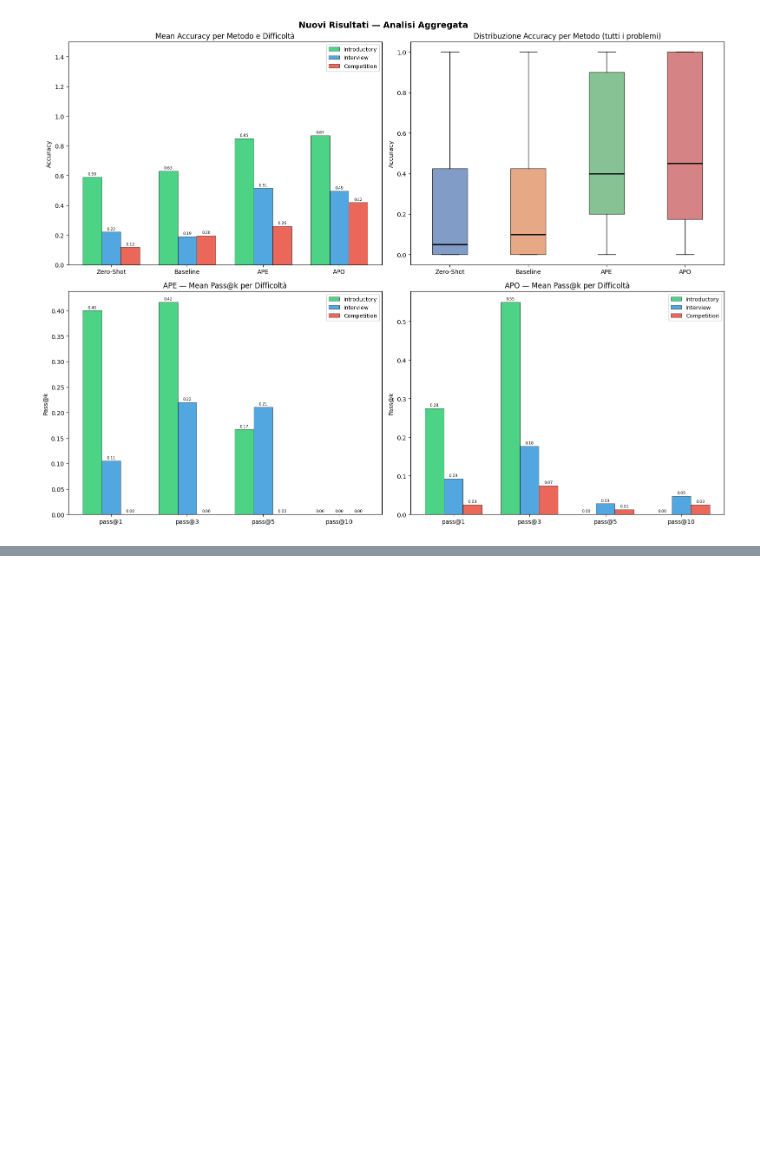
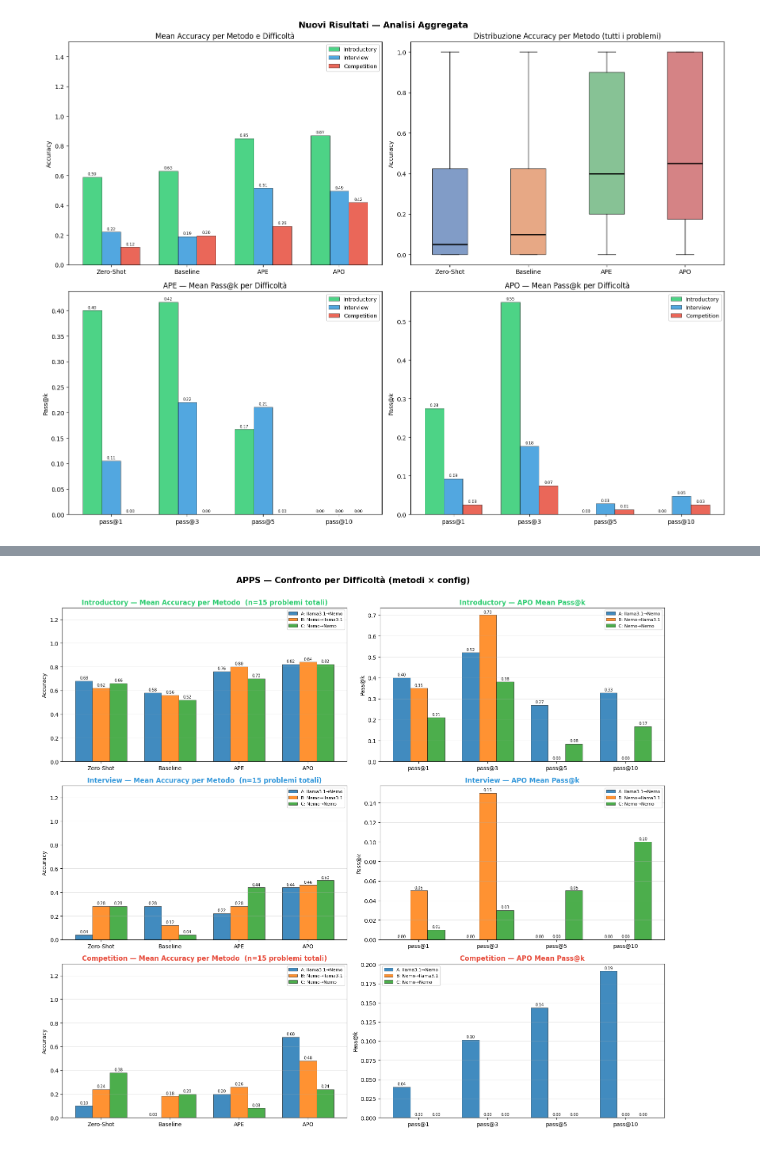
Before and after one commit to OmarDernjani/esperimenti_tesi, a Jupyter notebook: notebooks/analisi_esp.ipynb, the cells around one changed output, grey strips where cells are left out. Saved outputs shown, nothing was run; the diff lists cells and outputs as text; code cells hidden in the pictures; blank space fills up the shorter version.

```diff
--- a/notebooks/analisi_esp.ipynb
+++ b/notebooks/analisi_esp.ipynb
@@ -692,0 +751,81 @@ plt.show()
+# %%
+# APPS: confronto metodi × config, stratificato per fascia di difficoltà
+diffs         = ['introductory', 'interview', 'competition']
+diff_palette  = ['#2ecc71', '#3498db', '#e74c3c']
+
+fig, axes = plt.subplots(len(diffs), 2, figsize=(16, 14))
+fig.suptitle('APPS — Confronto per Difficoltà (metodi × config)',
+             fontsize=15, fontweight='bold', y=1.005)
+
+# Max accuracy osservata per fissare la scala y di sinistra in modo coerente
+y_max_acc = max(
+    (apps_dfs[lbl][apps_dfs[lbl]['difficulty'] == d][METHODS].max().max()
+     for lbl, _, _ in APPS_CONFIGS for d in diffs),
+    default=1.0,
+)
+y_max_acc = max(y_max_acc * 1.25 + 0.05, 0.2)
+
+for row_idx, (diff, dc) in enumerate(zip(diffs, diff_palette)):
+    # --- Left: grouped bar (methods × configs) for this difficulty ---
+    ax = axes[row_idx, 0]
+    x = np.arange(len(LABELS))
+    w = 0.25
+    for i, (lbl, _, color) in enumerate(APPS_CONFIGS):
+        sub   = apps_dfs[lbl][apps_dfs[lbl]['difficulty'] == diff]
+        means = [sub[m].mean() if len(sub) else 0 for m in METHODS]
+        bars  = ax.bar(x + (i - 1) * w, means, w, label=lbl, color=color,
+                       edgecolor='black', linewidth=0.5, alpha=0.85)
+        ax.bar_label(bars, fmt='%.2f', padding=2, fontsize=7)
+    ax.set_xticks(x)
+    ax.set_xticklabels(LABELS)
+    n_total = sum(len(apps_dfs[lbl][apps_dfs[lbl]['difficulty'] == diff]) for lbl, _, _ in APPS_CONFIGS)
+    ax.set_title(f'{diff.capitalize()} — Mean Accuracy per Metodo  (n={n_total} problemi totali)',
+                 color=dc, fontweight='bold')
+    ax.set_ylabel('Accuracy')
+    ax.set_ylim(0, y_max_acc)
+    ax.legend(fontsize=8)
+    ax.grid(axis='y', linewidth=0.4, alpha=0.6)
+
+    # --- Right: APO pass@k grouped by config for this difficulty ---
+    ax = axes[row_idx, 1]
+    x2 = np.arange(len(PASS_K_VALUES))
+    for i, (lbl, _, color) in enumerate(APPS_CONFIGS):
+        sub   = apps_dfs[lbl][apps_dfs[lbl]['difficulty'] == diff]
+        means = [sub[f'APO_pass@{k}'].mean(skipna=True) if len(sub) else 0 for k in PASS_K_VALUES]
+        bars  = ax.bar(x2 + (i - 1) * w, means, w, label=lbl, color=color,
+                       edgecolor='black', linewidth=0.5, alpha=0.85)
+        ax.bar_label(bars, fmt='%.2f', padding=2, fontsize=7)
+    ax.set_xticks(x2)
+    ax.set_xticklabels([f'pass@{k}' for k in PASS_K_VALUES])
+    ax.set_title(f'{diff.capitalize()} — APO Mean Pass@k', color=dc, fontweight='bold')
+    ax.set_ylabel('Pass@k')
+    ax.legend(fontsize=8)
+    ax.grid(axis='y', linewidth=0.4, alpha=0.6)
+
+plt.tight_layout()
+plt.savefig(os.path.join(BASE, 'outputs', 'apps_by_difficulty.png'),
+            bbox_inches='tight', dpi=150)
+plt.show()
+
+# Tabella riassuntiva: media per metodo × difficoltà × config
+rows = []
+for lbl, _, _ in APPS_CONFIGS:
+    df = apps_dfs[lbl]
+    for diff in diffs:
+        sub = df[df['difficulty'] == diff]
+        rows.append({
+            'Config':     lbl,
+            'Difficulty': diff,
+            'N':          len(sub),
+            **{L: sub[m].mean() for m, L in zip(METHODS, LABELS)},
+        })
+apps_diff_summary = (
+    pd.DataFrame(rows)
+      .set_index(['Config', 'Difficulty'])
+      .round(3)
+)
+print('=== APPS — Mean Accuracy per Config × Difficoltà ===')
+print(apps_diff_summary.to_string())
+apps_diff_summary
+# %% [output]
+[figure, added]
```
Also changed, not shown: parts of 20 cells of this notebook, 9 other files.
